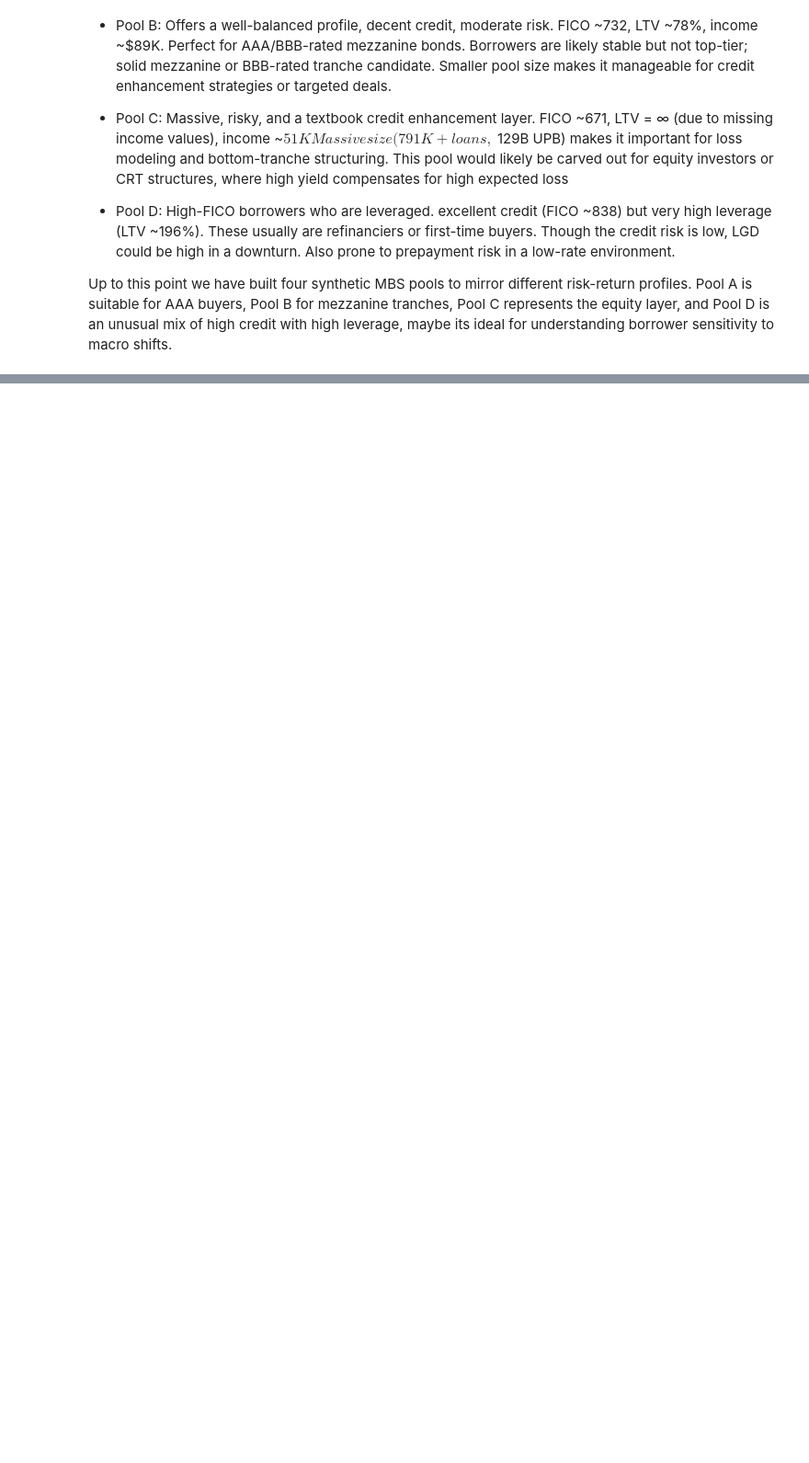
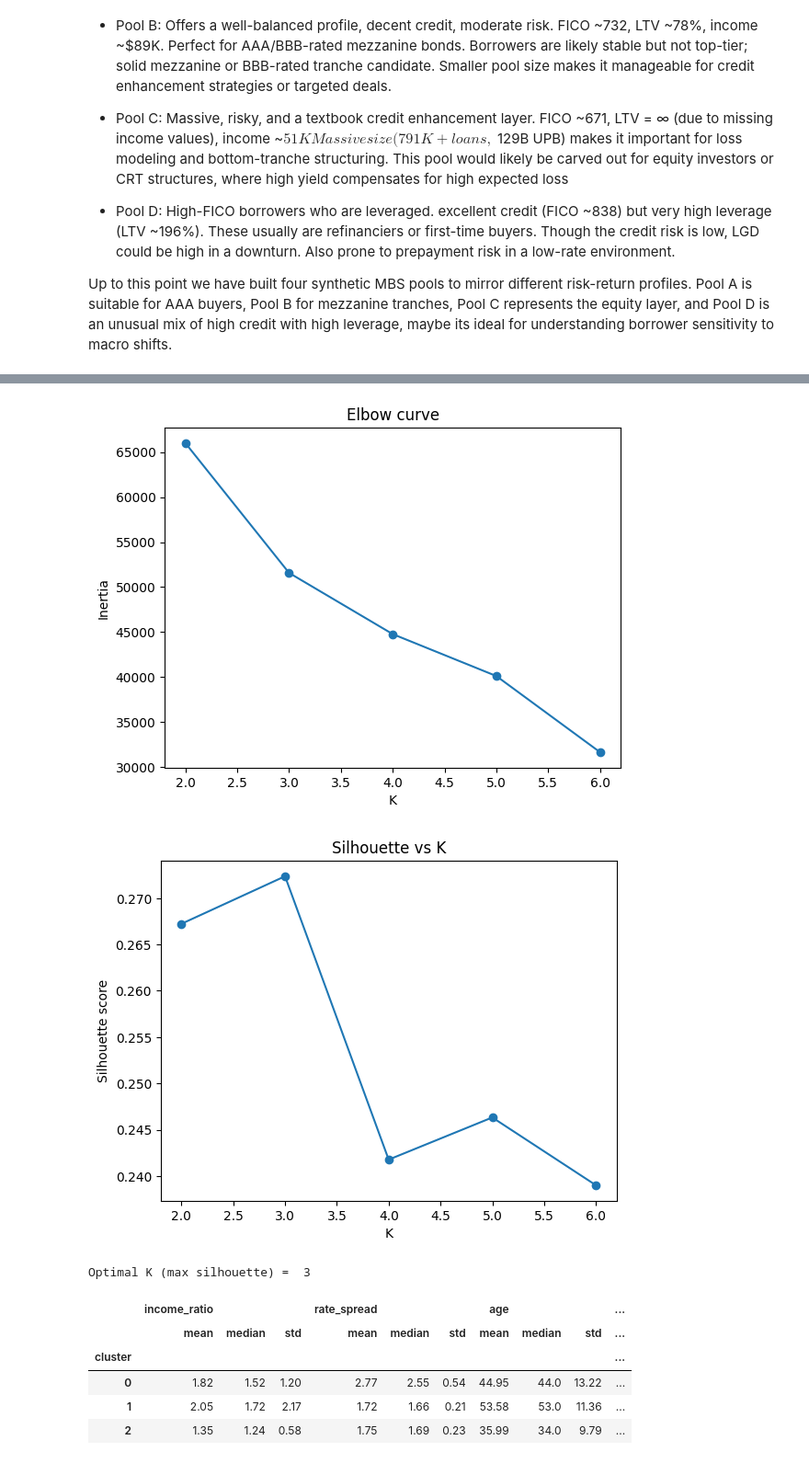
Before and after one commit to Louie-AL/loan-level-data-project, a Jupyter notebook: loans-lvl-data-dataset.ipynb, the cells around one changed output, grey strips where cells are left out. Shown: that part at 92% size. Drawn from its saved outputs; the diff is of its cells as text; code cells hidden in the pictures; blank space fills up the shorter version.

```diff
--- a/loans-lvl-data-dataset.ipynb
+++ b/loans-lvl-data-dataset.ipynb
@@ -484,0 +486,79 @@ Up to this point we have built four synthetic MBS pools to mirror different risk
+# %%
+# --- 1. load lightweight subset ---------------------------------------------
+cols_needed = [
+    "Borrower’s (or Borrowers’) Annual Income",
+    "Acquisition Unpaid Principal Balance (UPB)",
+    "Borrower Income Ratio",
+    "Rate Spread",
+    "Age of Borrower",
+]
+df = fnma_df
+
+# --- 2. feature engineering & cleaning --------------------------------------
+df.rename(columns={
+    "Borrower’s (or Borrowers’) Annual Income": "borrower_income",
+    "Acquisition Unpaid Principal Balance (UPB)": "upb",
+    "Borrower Income Ratio": "income_ratio",
+    "Rate Spread": "rate_spread",
+    "Age of Borrower": "age",
+}, inplace=True)
+
+# Relative loan size DTI‑style proxy
+df["rel_loan_size"] = df["upb"] / df["borrower_income"].replace(0, np.nan)
+
+# Keep rows with complete data and positive values
+df = df.replace({999: np.nan, 9999: np.nan})
+df = df.dropna(subset=["borrower_income", "upb", "income_ratio", "rate_spread", "age", "rel_loan_size"])
+df = df[(df > 0).all(axis=1)]
+
+features = ["income_ratio", "rate_spread", "age", "rel_loan_size"]
+
+X = StandardScaler().fit_transform(df[features])
+
+# --- 3. elbow to choose K --------------------------------------
+inertias, sil_scores = [], []
+K_range = range(2, 7) # assume 6 buckets of risk is a logical max
+
+for k in K_range:
+    km = KMeans(n_clusters=k, n_init="auto", random_state=42).fit(X)
+    inertias.append(km.inertia_)
+    sil_scores.append(silhouette_score(X, km.labels_))
+
+best_k = int(K_range[np.argmax(sil_scores)])
+
+# --- 4. visual diagnostics ---------------------------------------------------
+fig, ax = plt.subplots()
+ax.plot(K_range, inertias, marker="o")
+ax.set_xlabel("K"); ax.set_ylabel("Inertia"); ax.set_title("Elbow curve")
+plt.show()
+
+fig, ax = plt.subplots()
+ax.plot(K_range, sil_scores, marker="o")
+ax.set_xlabel("K"); ax.set_ylabel("Silhouette score"); ax.set_title("Silhouette vs K")
+plt.show()
+
+print(f"Optimal K (max silhouette) = {best_k:>2}")
+
+# --- 5. final clustering -----------------------------------------------------
+kmeans = KMeans(n_clusters=best_k, n_init="auto", random_state=42)
+df["cluster"] = kmeans.fit_predict(X)
+
+# --- 6. quick profile of clusters -------------------------------------------
+summary = (
+    df.groupby("cluster")[features]
+      .agg(["mean", "median", "std"])
+      .round(2)
+)
+
+display(summary)
+print("Cluster counts:\n", df["cluster"].value_counts())
+# %% [output]
+[figure, added]
+[figure, added]
+Optimal K (max silhouette) =  3
+|  | income_ratio |  |  | rate_spread |  |  | age |  |  | ... |
+|  | mean | median | std | mean | median | std | mean | median | std | ... |
+| cluster |  |  |  |  |  |  |  |  |  | ... |
+| 0 | 1.82 | 1.52 | 1.20 | 2.77 | 2.55 | 0.54 | 44.95 | 44.0 | 13.22 | ... |
+| 1 | 2.05 | 1.72 | 2.17 | 1.72 | 1.66 | 0.21 | 53.58 | 53.0 | 11.36 | ... |
+| 2 | 1.35 | 1.24 | 0.58 | 1.75 | 1.69 | 0.23 | 35.99 | 34.0 | 9.79 | ... |
```
Also changed, not shown: parts of 17 cells of this notebook.
